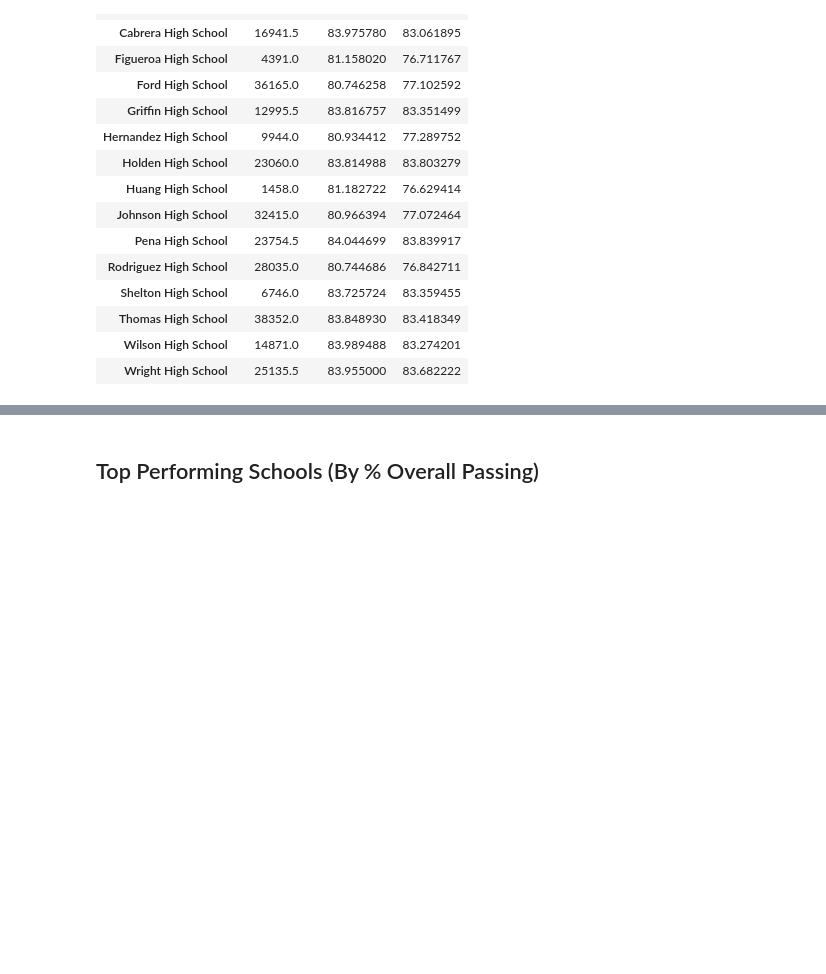
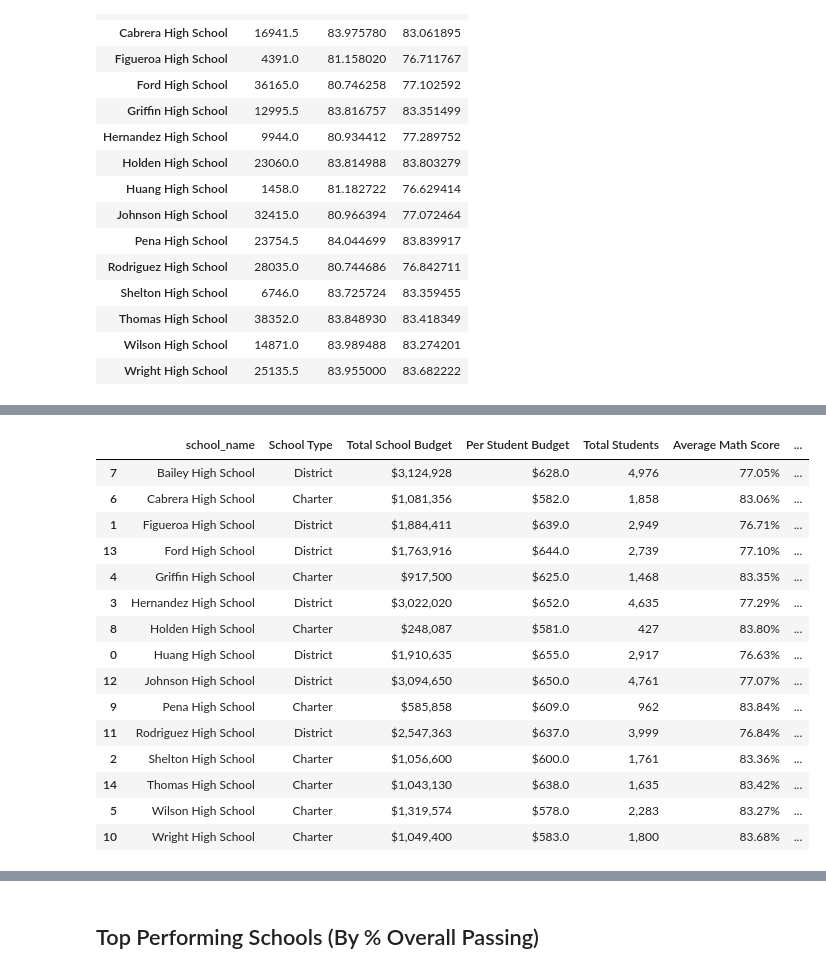
Before and after one commit to mplem8046/pandas-challenge, a Jupyter notebook: PyCitySchools/PyCitySchools_starter-Copy1.ipynb, the cells around one changed output, grey strips where cells are left out. Drawn from its saved outputs; the diff is of its cells as text; code cells hidden in the pictures; blank space fills up the shorter version.

```diff
--- a/PyCitySchools/PyCitySchools_starter-Copy1.ipynb
+++ b/PyCitySchools/PyCitySchools_starter-Copy1.ipynb
@@ -312,0 +504,8 @@ mean_math_read_grp
+# %%
+# calculate percentages for numbers passed reading, math & overall
+combo['% Passing Reading']=combo["num passed reading"]/combo["Total Students"]*100
+combo['% Passing Math']=combo["num passed math"]/combo["Total Students"]*100
+combo['% Overall Passing']=combo["num passed overall"]/combo["Total Students"]*100
+combo['Per Student Budget']=combo["budget"]/combo["Total Students"]
+
+combo.head()
@@ -312,0 +519,14 @@ mean_math_read_grp
+# %%
+#Rename columns apply formatting
+combo.rename(columns={'type': 'School Type'},inplace=True)
+combo.rename(columns={'budget': 'Total School Budget'},inplace=True)
+combo["Total Students"] = combo["Total Students"].map("{:,}".format)
+combo["Total School Budget"] = combo["Total School Budget"].map("${:,}".format)
+combo["Per Student Budget"] = combo["Per Student Budget"].map("${:,}".format)
+combo["Average Reading Score"] = combo["Average Reading Score"].map("{:.2f}%".format)
+combo["Average Math Score"] = combo["Average Math Score"].map("{:.2f}%".format)
+combo["% Passing Math"] = combo["% Passing Math"].map("{:.2f}%".format)
+combo["% Passing Reading"] = combo["% Passing Reading"].map("{:.2f}%".format)
+combo["% Overall Passing"] = combo["% Overall Passing"].map("{:.2f}%".format)
+
+combo.head()
@@ -312,0 +558,4 @@ mean_math_read_grp
+# %%
+school_summary=combo[["school_name", 'School Type', 'Total School Budget', 'Per Student Budget','Total Students',
+                     'Average Math Score', '% Passing Math','% Passing Reading','% Overall Passing']].copy()
+school_summary.head()
@@ -312,0 +569,5 @@ mean_math_read_grp
+# %%
+# school_summary.set_index('school_name')
+
+ordered_schools = school_summary.sort_values(["school_name"],ascending=True)
+ordered_schools.head()
@@ -312,0 +581,20 @@ mean_math_read_grp
+# %%
+# Didn't worked out how to get rid of the index number ...
+ordered_schools
+# %% [output]
+|  | school_name | School Type | Total School Budget | Per Student Budget | Total Students | Average Math Score | ... |
+| 7 | Bailey High School | District | $3,124,928 | $628.0 | 4,976 | 77.05% | ... |
+| 6 | Cabrera High School | Charter | $1,081,356 | $582.0 | 1,858 | 83.06% | ... |
+| 1 | Figueroa High School | District | $1,884,411 | $639.0 | 2,949 | 76.71% | ... |
+| 13 | Ford High School | District | $1,763,916 | $644.0 | 2,739 | 77.10% | ... |
+| 4 | Griffin High School | Charter | $917,500 | $625.0 | 1,468 | 83.35% | ... |
+| 3 | Hernandez High School | District | $3,022,020 | $652.0 | 4,635 | 77.29% | ... |
+| 8 | Holden High School | Charter | $248,087 | $581.0 | 427 | 83.80% | ... |
+| 0 | Huang High School | District | $1,910,635 | $655.0 | 2,917 | 76.63% | ... |
+| 12 | Johnson High School | District | $3,094,650 | $650.0 | 4,761 | 77.07% | ... |
+| 9 | Pena High School | Charter | $585,858 | $609.0 | 962 | 83.84% | ... |
+| 11 | Rodriguez High School | District | $2,547,363 | $637.0 | 3,999 | 76.84% | ... |
+| 2 | Shelton High School | Charter | $1,056,600 | $600.0 | 1,761 | 83.36% | ... |
+| 14 | Thomas High School | Charter | $1,043,130 | $638.0 | 1,635 | 83.42% | ... |
+| 5 | Wilson High School | Charter | $1,319,574 | $578.0 | 2,283 | 83.27% | ... |
+| 10 | Wright High School | Charter | $1,049,400 | $583.0 | 1,800 | 83.68% | ... |
```
Also changed, not shown: parts of 30 cells of this notebook.
